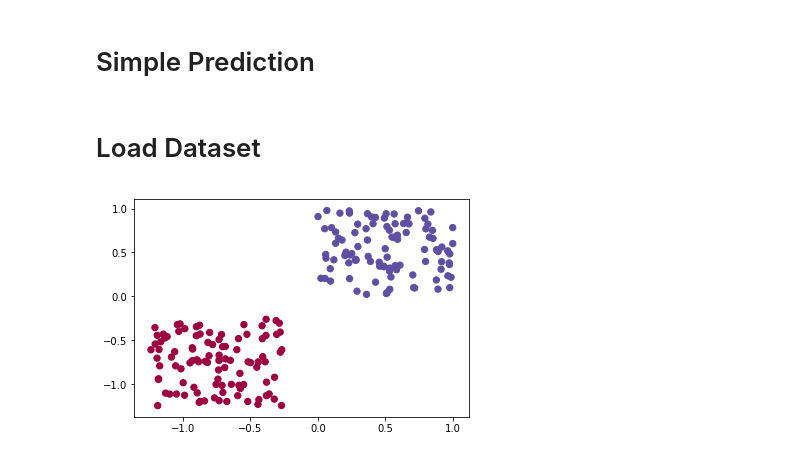
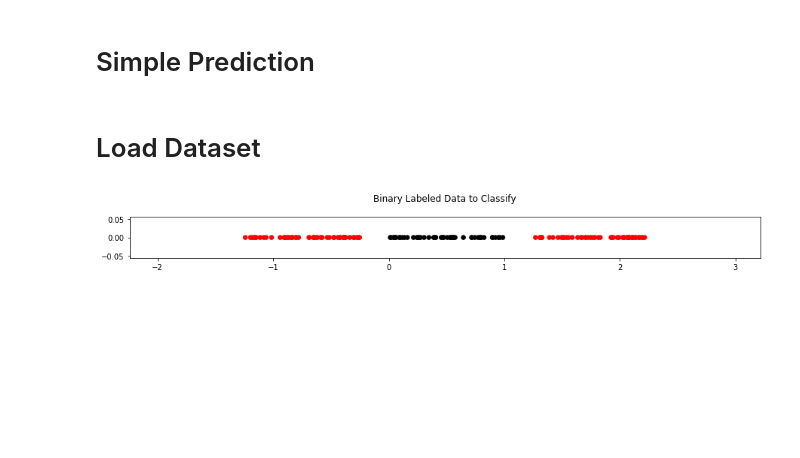
Before and after one commit to AleksandrGontcharov/neuralnetwork, a Jupyter notebook: neural_network_tutorial.ipynb, the cells around one changed output. Saved outputs shown, nothing was run; the diff lists cells and outputs as text; code cells hidden in the pictures; blank space fills up the shorter version.

```diff
--- a/neural_network_tutorial.ipynb
+++ b/neural_network_tutorial.ipynb
@@ -23,7 +27,7 @@ mynetwork.layers['L1']['biases'] = np.zeros_like(mynetwork.layers['L1']['biases'
 # %% [markdown]
 # Load Dataset
 # %%
-X,Y = blobs.load_data()
-blobs.graph(X,Y)
+X,Y = nregion.load_data()
+nregion.graph(X,Y)
 # %% [output]
-[figure, old version]
+[figure, new version]
```
Also changed, not shown: parts of 8 cells of this notebook, 2 other files.
